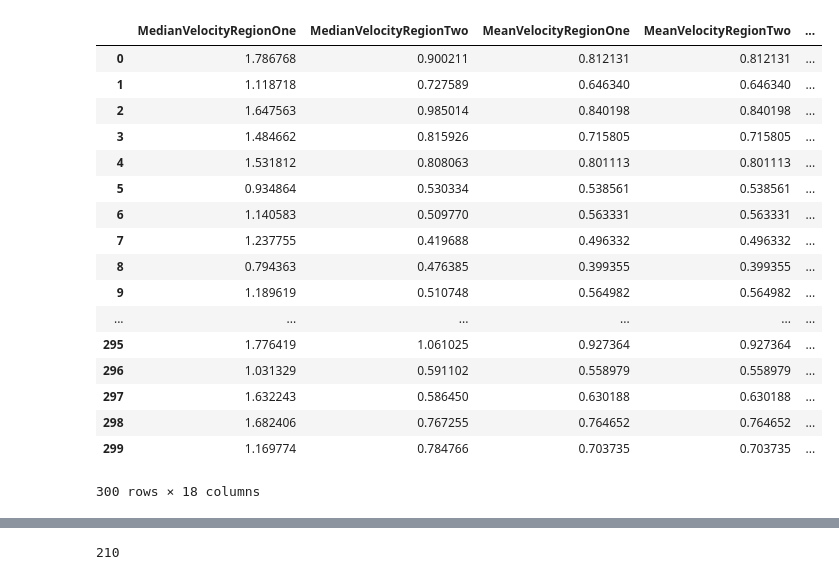
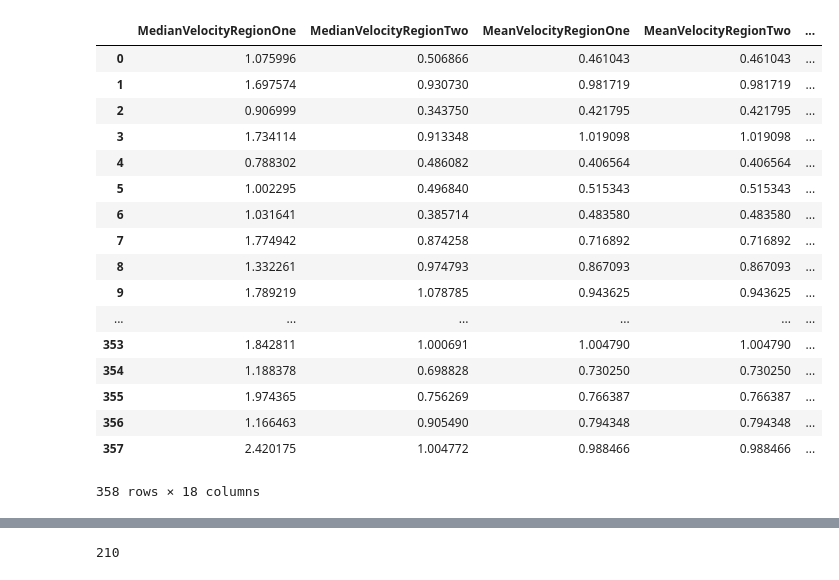
Before and after one commit to ubcemergingmedialab/InteractiveOrchestra, a Jupyter notebook: InteractiveOrchestraDataAnalysis/LinearRegression.ipynb, the cells around one changed output, grey strips where cells are left out. Cells and saved outputs as stored; diff of their text form; code cells hidden in the pictures.

```diff
--- a/InteractiveOrchestraDataAnalysis/LinearRegression.ipynb
+++ b/InteractiveOrchestraDataAnalysis/LinearRegression.ipynb
@@ -9,30 +9,29 @@ from sklearn.linear_model import LinearRegression
 # %%
 algoData = pd.read_csv(r'CombinedAlgorithmData.csv')
 # Automatic Cross validation and picks a hyper parameter for regularization given a list of small lambda values
 reg = linear_model.RidgeCV(alphas=np.logspace(-8,8,15))
 algoData = algoData.iloc[:,4:23]
 algoData = algoData.sample(frac=1).reset_index(drop=True)
-algoData = algoData.iloc[:300]
 algoData
 # %% [output]
 |  | MedianVelocityRegionOne | MedianVelocityRegionTwo | MeanVelocityRegionOne | MeanVelocityRegionTwo | ... |
-| 0 | 1.786768 | 0.900211 | 0.812131 | 0.812131 | ... |
-| 1 | 1.118718 | 0.727589 | 0.646340 | 0.646340 | ... |
-| 2 | 1.647563 | 0.985014 | 0.840198 | 0.840198 | ... |
-| 3 | 1.484662 | 0.815926 | 0.715805 | 0.715805 | ... |
-| 4 | 1.531812 | 0.808063 | 0.801113 | 0.801113 | ... |
-| 5 | 0.934864 | 0.530334 | 0.538561 | 0.538561 | ... |
-| 6 | 1.140583 | 0.509770 | 0.563331 | 0.563331 | ... |
-| 7 | 1.237755 | 0.419688 | 0.496332 | 0.496332 | ... |
-| 8 | 0.794363 | 0.476385 | 0.399355 | 0.399355 | ... |
-| 9 | 1.189619 | 0.510748 | 0.564982 | 0.564982 | ... |
+| 0 | 1.075996 | 0.506866 | 0.461043 | 0.461043 | ... |
+| 1 | 1.697574 | 0.930730 | 0.981719 | 0.981719 | ... |
+| 2 | 0.906999 | 0.343750 | 0.421795 | 0.421795 | ... |
+| 3 | 1.734114 | 0.913348 | 1.019098 | 1.019098 | ... |
+| 4 | 0.788302 | 0.486082 | 0.406564 | 0.406564 | ... |
+| 5 | 1.002295 | 0.496840 | 0.515343 | 0.515343 | ... |
+| 6 | 1.031641 | 0.385714 | 0.483580 | 0.483580 | ... |
+| 7 | 1.774942 | 0.874258 | 0.716892 | 0.716892 | ... |
+| 8 | 1.332261 | 0.974793 | 0.867093 | 0.867093 | ... |
+| 9 | 1.789219 | 1.078785 | 0.943625 | 0.943625 | ... |
 | ... | ... | ... | ... | ... | ... |
-| 295 | 1.776419 | 1.061025 | 0.927364 | 0.927364 | ... |
-| 296 | 1.031329 | 0.591102 | 0.558979 | 0.558979 | ... |
-| 297 | 1.632243 | 0.586450 | 0.630188 | 0.630188 | ... |
-| 298 | 1.682406 | 0.767255 | 0.764652 | 0.764652 | ... |
-| 299 | 1.169774 | 0.784766 | 0.703735 | 0.703735 | ... |
+| 353 | 1.842811 | 1.000691 | 1.004790 | 1.004790 | ... |
+| 354 | 1.188378 | 0.698828 | 0.730250 | 0.730250 | ... |
+| 355 | 1.974365 | 0.756269 | 0.766387 | 0.766387 | ... |
+| 356 | 1.166463 | 0.905490 | 0.794348 | 0.794348 | ... |
+| 357 | 2.420175 | 1.004772 | 0.988466 | 0.988466 | ... |
-300 rows × 18 columns
+358 rows × 18 columns
 # %%
 
 X = algoData.iloc[:,0:17]
```
Also changed, not shown: parts of 6 cells of this notebook, 19 other files.
